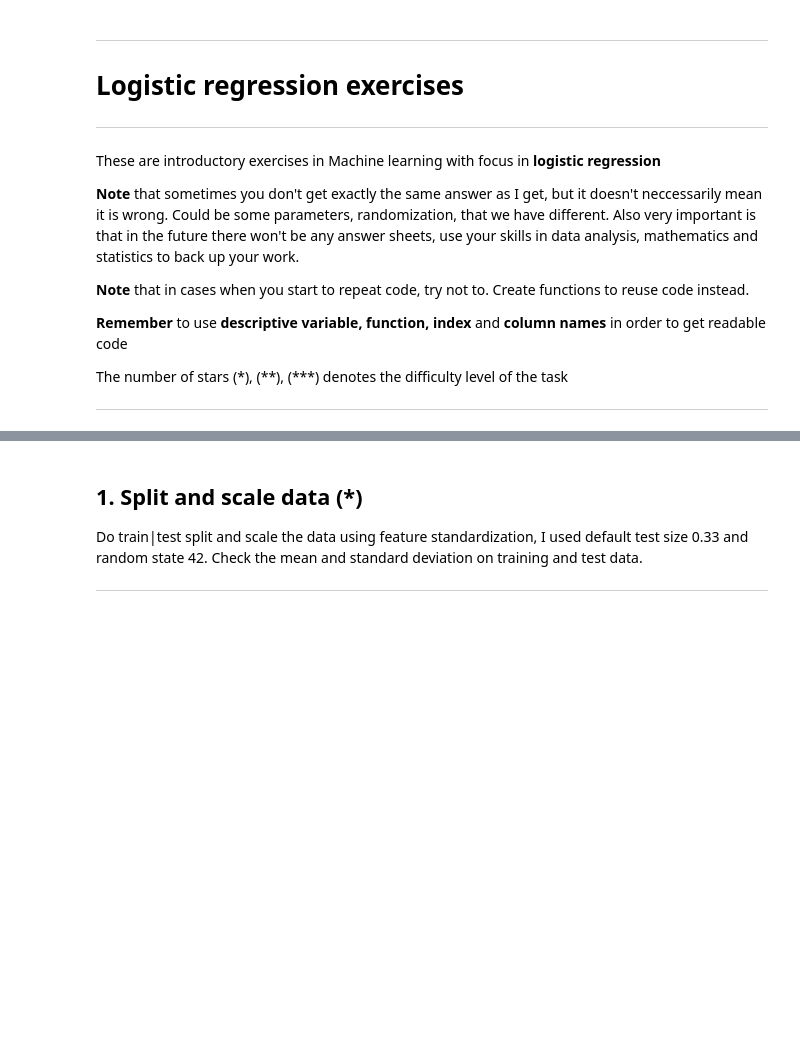
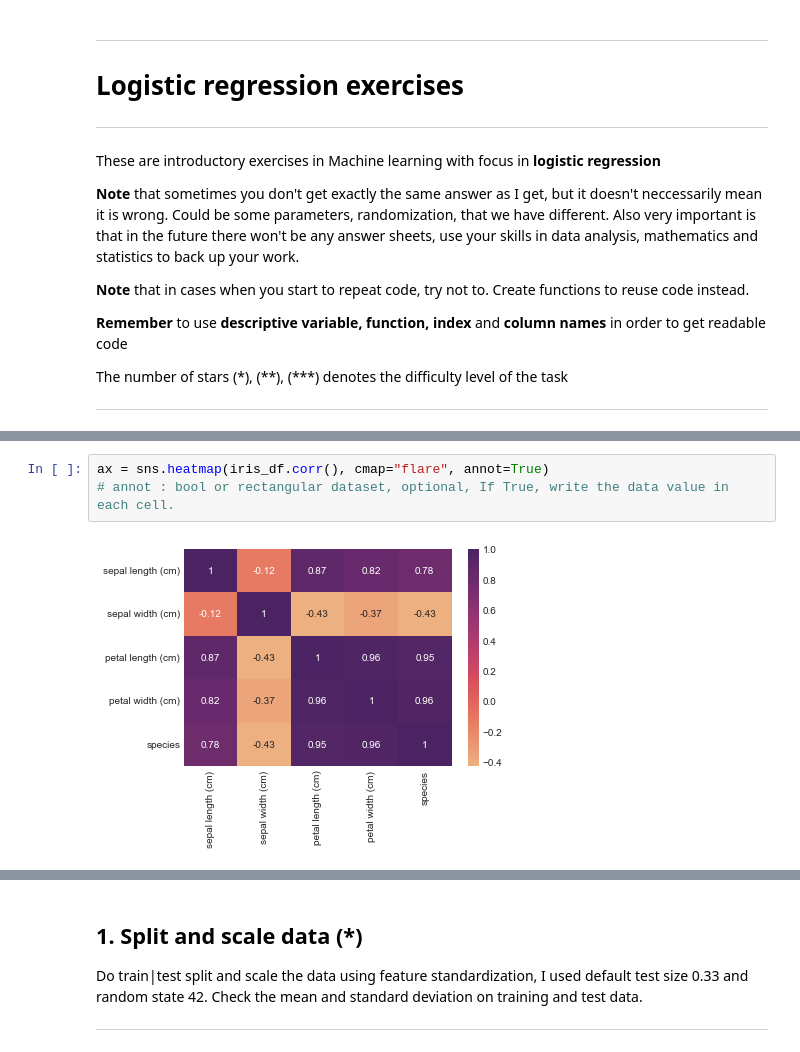
Before and after one commit to yuna-liu/Maskininlarning-Yuna-Liu, a Jupyter notebook: Exercises/E04_logistic_regression.ipynb, the cells around one changed output, grey strips where cells are left out. Drawn from its saved outputs; the diff is of its cells as text; blank space fills up the shorter version.

```diff
--- a/Exercises/E04_logistic_regression.ipynb
+++ b/Exercises/E04_logistic_regression.ipynb
@@ -103,0 +257,5 @@ value counts:
+# %%
+ax = sns.heatmap(iris_df.corr(), cmap="flare", annot=True)
+# annot : bool or rectangular dataset, optional, If True, write the data value in each cell.
+# %% [output]
+[figure, added]
```
Also changed, not shown: parts of 21 cells of this notebook.
